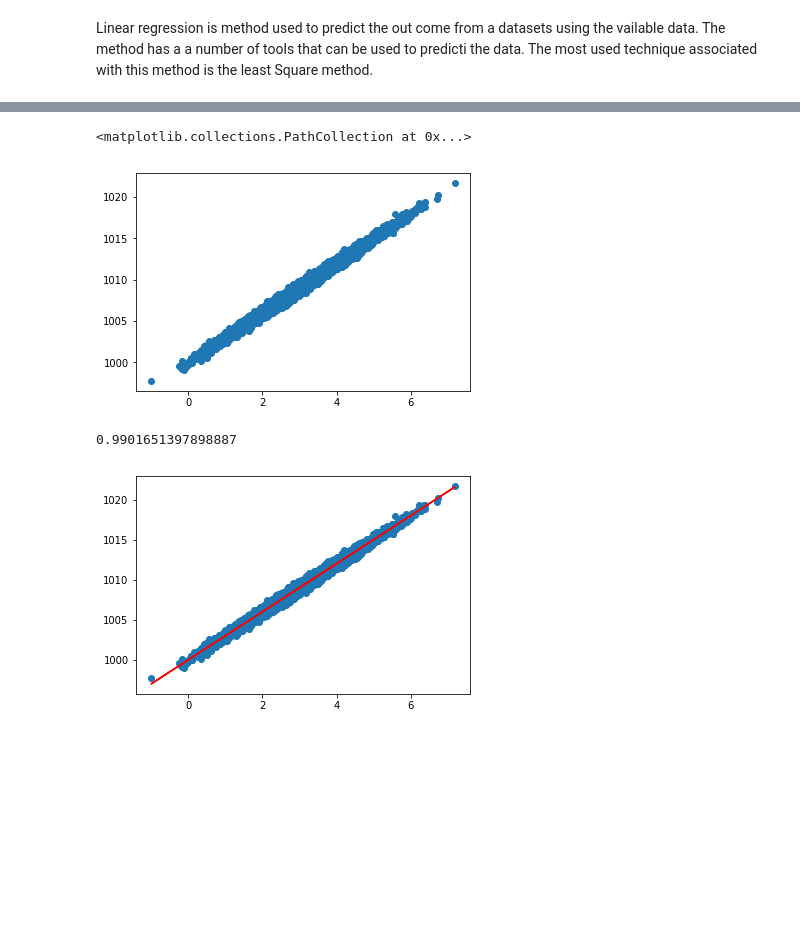
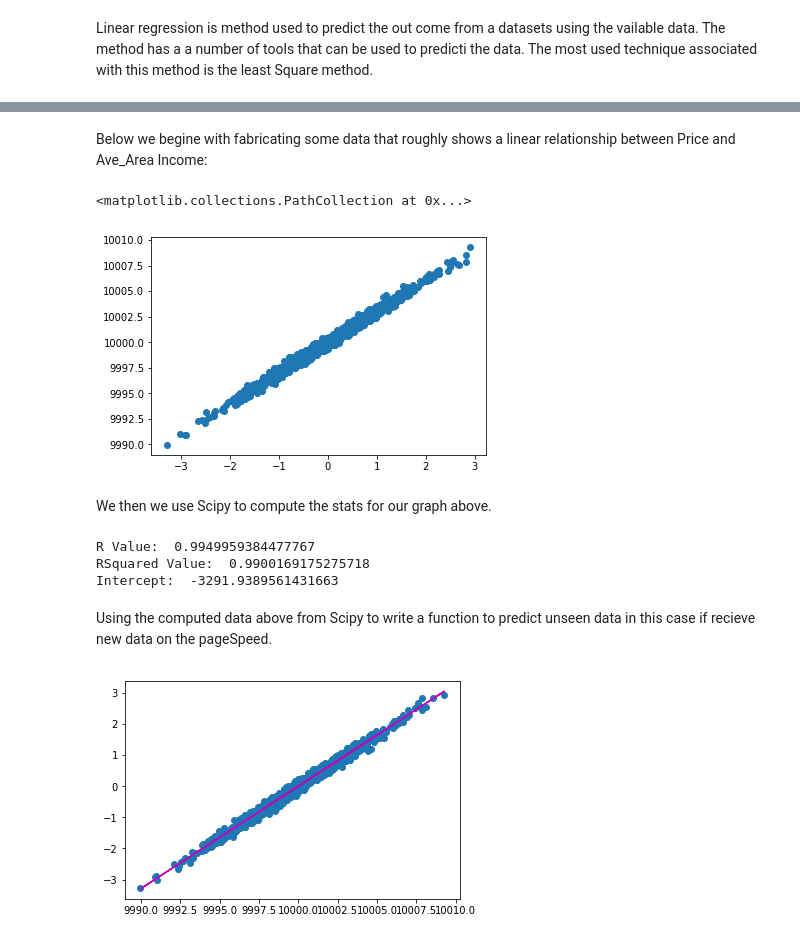
Before and after one commit to MrRutledge/ML_Practice, a Jupyter notebook: Linear_Regression .ipynb, the cells around one changed output, grey strips where cells are left out. Saved outputs shown, nothing was run; the diff lists cells and outputs as text; code cells hidden in the pictures; blank space fills up the shorter version.

Commit message:
Linear regression Notebook

```diff
--- a/Linear_Regression .ipynb
+++ b/Linear_Regression .ipynb
@@ -18,33 +5,43 @@ no changes added to commit (use "git add" and/or "git commit -a")
+# %% [markdown]
+Below we begine with fabricating some data that roughly shows a linear relationship between Price and Ave_Area Income:
 # %%
 %matplotlib inline
 import numpy as np
 from pylab import *
 
-pageSpeeds = np.random.normal(3.0, 1.0, 10000)
-purchaseAmount = 1000 + (pageSpeeds - np.random.normal(0, 0.1, 10000)) * 3
+Prices = np.random.normal(0,1.0, 1000)
+Ave_Income_Area = 10000 + (Prices - np.random.normal(0,0.1, 1000)) * 3
 
-scatter(pageSpeeds, purchaseAmount)
+scatter(Prices, Ave_Income_Area)
 # %% [output]
 <matplotlib.collections.PathCollection at 0x...>
-[figure, old version]
+[figure, new version]
+# %% [markdown]
+We then we use Scipy to compute the stats for our graph above.
 # %%
 from scipy import stats
 
-slope, intercept, r_value, p_value, std_err = stats.linregress(pageSpeeds, purchaseAmount)
+slope, intercept, r_value, p_value, std_err = stats.linregress(Ave_Income_Area, Prices)
-# %%
-r_value ** 2
-# %% [output]
-0.9901651397898887
+# %%
+print("R Value: " ,r_value)
+print("RSquared Value: " ,r_value ** 2)
+print("Intercept: " ,intercept)
+# %% [output]
+R Value:  0.9949959384477767
+RSquared Value:  0.9900169175275718
+Intercept:  -3291.9389561431663
+# %% [markdown]
+Using the computed data above from Scipy to write a function to predict unseen data in this case if recieve new data on the pageSpeed.
 # %%
 import matplotlib.pyplot as plt
 
 def predict(x):
     return slope * x + intercept
 
-fitLine = predict(pageSpeeds)
+fitLine = predict(Ave_Income_Area)
 
-plt.scatter(pageSpeeds, purchaseAmount)
-plt.plot(pageSpeeds, fitLine, c='r')
+plt.scatter(Ave_Income_Area, Prices)
+plt.plot(Ave_Income_Area, fitLine, c='m')
 plt.show()
 # %% [output]
-[figure, old version]
+[figure, new version]
```
Also changed, not shown: parts of 50 cells of this notebook, 2 other files.
